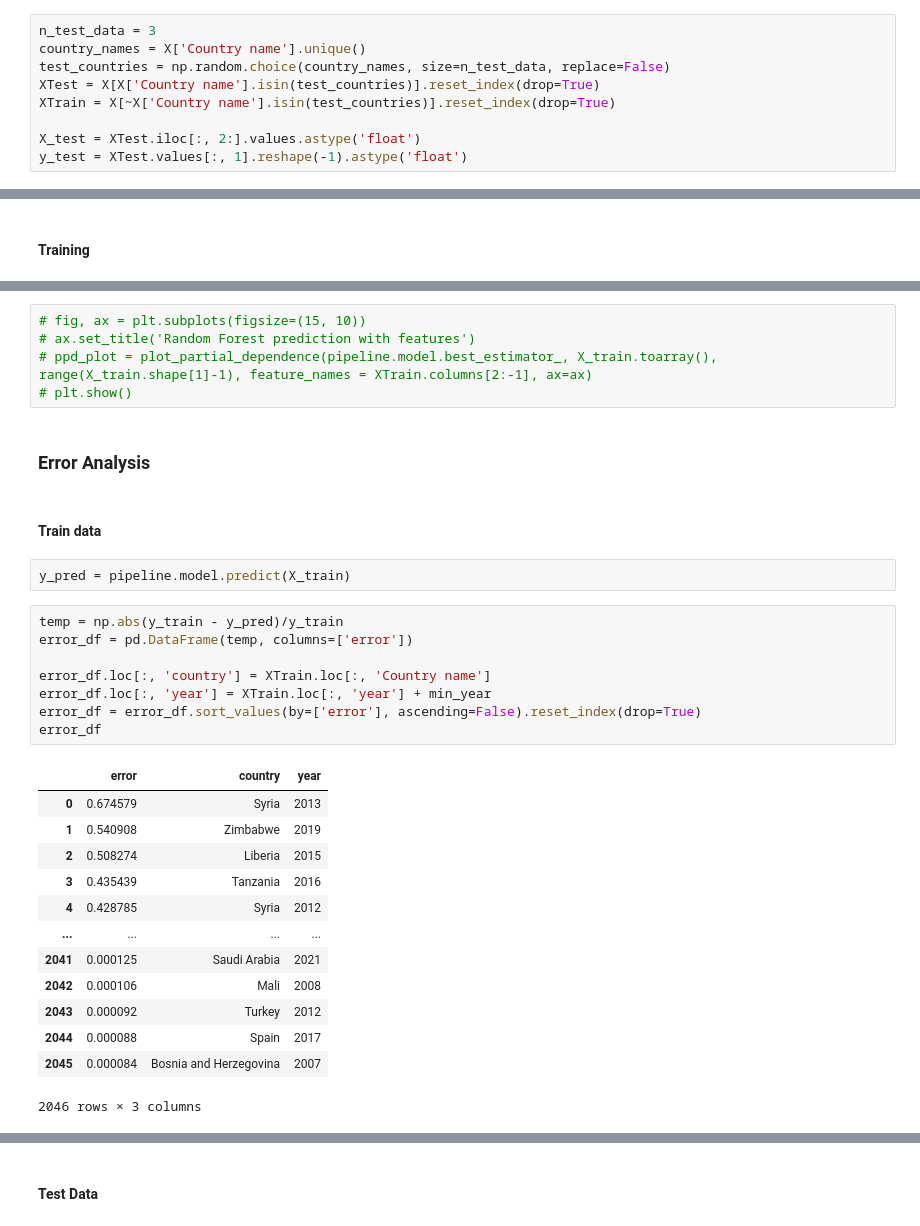
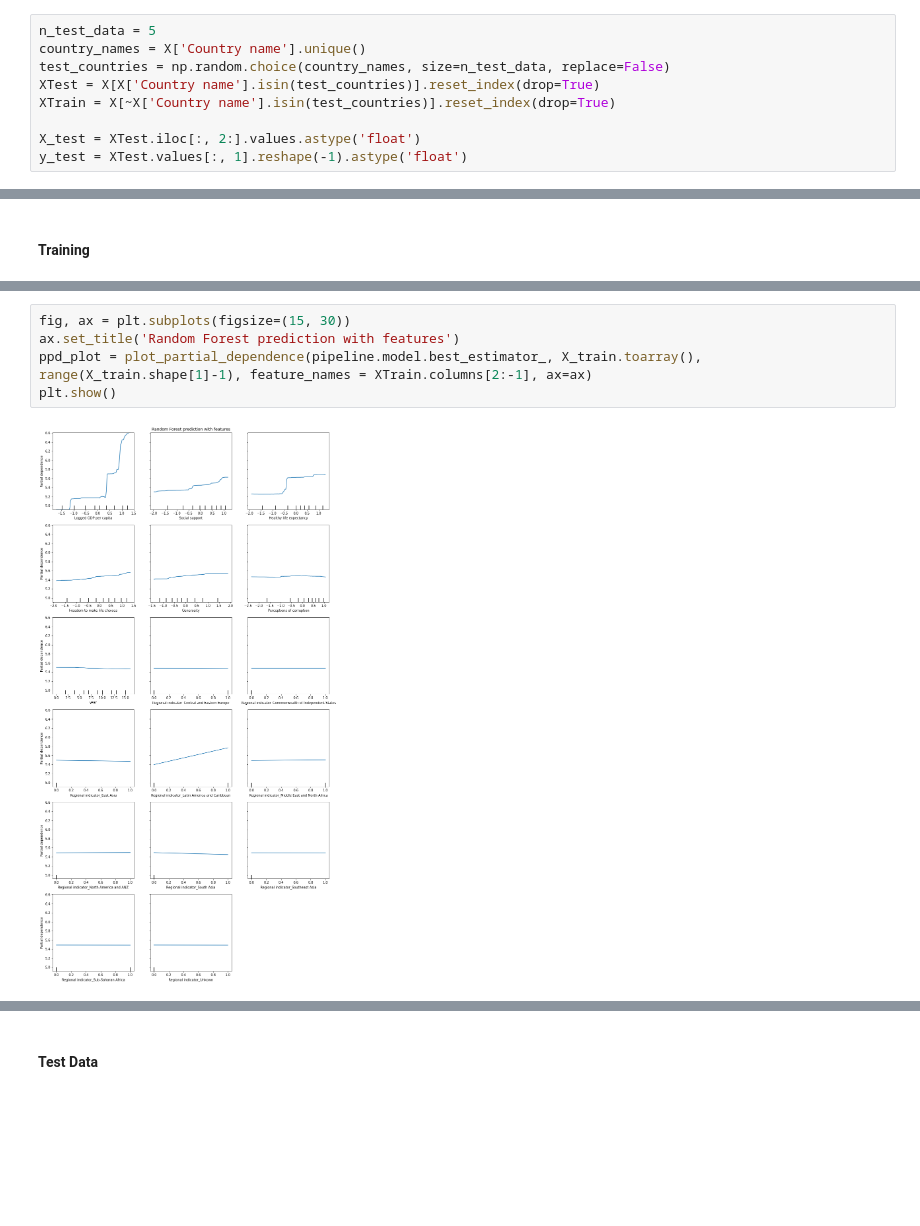
Before and after one commit to k-girish/world-happiness, a Jupyter notebook: notebooks/predict_happiness.ipynb, the cells around one changed output, grey strips where cells are left out. Saved outputs shown, nothing was run; the diff lists cells and outputs as text; blank space fills up the shorter version.

```diff
--- a/notebooks/predict_happiness.ipynb
+++ b/notebooks/predict_happiness.ipynb
@@ -47,7 +47,7 @@ X
 # %% [markdown]
 #### Create train and test split
 # %%
-n_test_data = 3
+n_test_data = 5
 country_names = X['Country name'].unique()
 test_countries = np.random.choice(country_names, size=n_test_data, replace=False)
 XTest = X[X['Country name'].isin(test_countries)].reset_index(drop=True)
@@ -183,33 +183,7 @@ Test R2 score: 0.7848794082063831
 # %%
-# fig, ax = plt.subplots(figsize=(15, 10))
-# ax.set_title('Random Forest prediction with features')
-# ppd_plot = plot_partial_dependence(pipeline.model.best_estimator_, X_train.toarray(), range(X_train.shape[1]-1), feature_names = XTrain.columns[2:-1], ax=ax)
-# plt.show()
+fig, ax = plt.subplots(figsize=(15, 30))
+ax.set_title('Random Forest prediction with features')
+ppd_plot = plot_partial_dependence(pipeline.model.best_estimator_, X_train.toarray(), range(X_train.shape[1]-1), feature_names = XTrain.columns[2:-1], ax=ax)
+plt.show()
+# %% [output]
+[figure, added]
-# %% [markdown]
-### Error Analysis
-# %% [markdown]
-#### Train data
-# %%
-y_pred = pipeline.model.predict(X_train)
-# %%
-temp = np.abs(y_train - y_pred)/y_train
-error_df = pd.DataFrame(temp, columns=['error'])
-
-error_df.loc[:, 'country'] = XTrain.loc[:, 'Country name']
-error_df.loc[:, 'year'] = XTrain.loc[:, 'year'] + min_year
-error_df = error_df.sort_values(by=['error'], ascending=False).reset_index(drop=True)
-error_df
-# %% [output]
-|  | error | country | year |
-| 0 | 0.674579 | Syria | 2013 |
-| 1 | 0.540908 | Zimbabwe | 2019 |
-| 2 | 0.508274 | Liberia | 2015 |
-| 3 | 0.435439 | Tanzania | 2016 |
-| 4 | 0.428785 | Syria | 2012 |
-| ... | ... | ... | ... |
-| 2041 | 0.000125 | Saudi Arabia | 2021 |
-| 2042 | 0.000106 | Mali | 2008 |
-| 2043 | 0.000092 | Turkey | 2012 |
-| 2044 | 0.000088 | Spain | 2017 |
-| 2045 | 0.000084 | Bosnia and Herzegovina | 2007 |
-2046 rows × 3 columns
```
Also changed, not shown: parts of 34 cells of this notebook, 3 other files.
